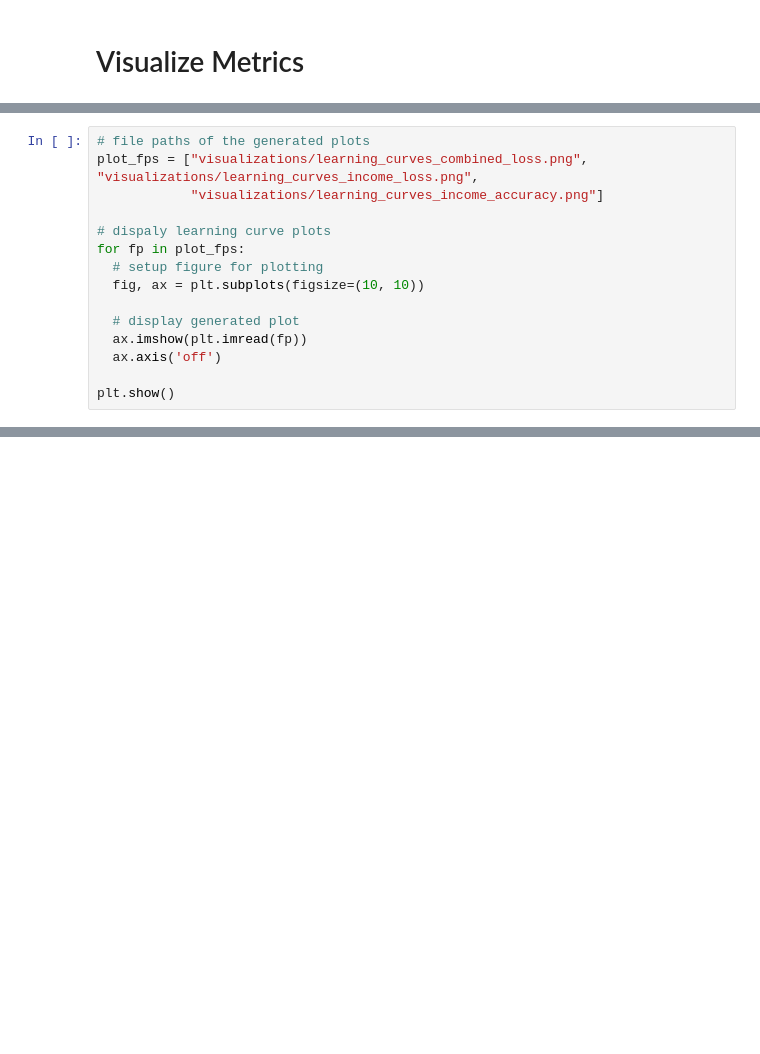
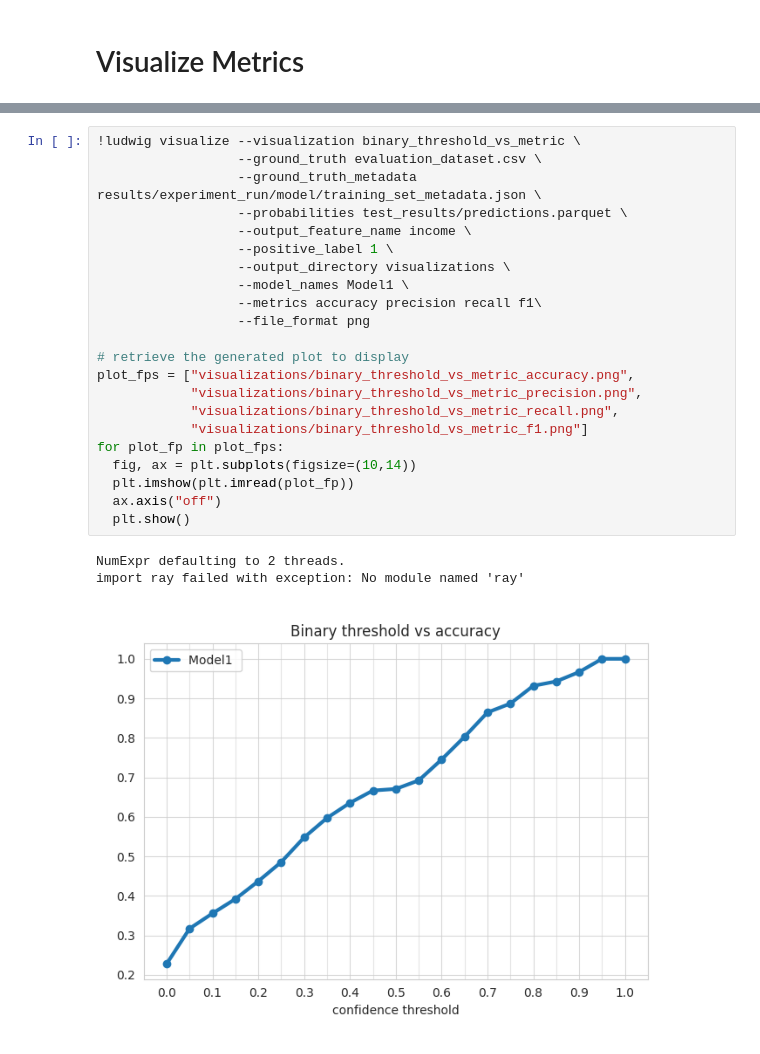
Before and after one commit to ludwig-ai/ludwig-docs, a Jupyter notebook: docs/examples/adult_census_income_colab_notebooks/Adult_Census_Income_Classification_with_Ludwig_CLI.ipynb, the cells around one changed output, grey strips where cells are left out. Drawn from its saved outputs; the diff is of its cells as text; blank space fills up the shorter version.

```diff
--- a/docs/examples/adult_census_income_colab_notebooks/Adult_Census_Income_Classification_with_Ludwig_CLI.ipynb
+++ b/docs/examples/adult_census_income_colab_notebooks/Adult_Census_Income_Classification_with_Ludwig_CLI.ipynb
@@ -172,15 +173,0 @@ import ray failed with exception: No module named 'ray'
-# %%
-# file paths of the generated plots
-plot_fps = ["visualizations/learning_curves_combined_loss.png", "visualizations/learning_curves_income_loss.png",
-            "visualizations/learning_curves_income_accuracy.png"]
-
-# dispaly learning curve plots
-for fp in plot_fps:
-  # setup figure for plotting
-  fig, ax = plt.subplots(figsize=(10, 10))
-
-  # display generated plot
-  ax.imshow(plt.imread(fp))
-  ax.axis('off')
-
-plt.show()
@@ -190,0 +174,26 @@ plt.show()
+# %%
+!ludwig visualize --visualization binary_threshold_vs_metric \
+                  --ground_truth evaluation_dataset.csv \
+                  --ground_truth_metadata results/experiment_run/model/training_set_metadata.json \
+                  --probabilities test_results/predictions.parquet \
+                  --output_feature_name income \
+                  --positive_label 1 \
+                  --output_directory visualizations \
+                  --model_names Model1 \
+                  --metrics accuracy precision recall f1\
+                  --file_format png
+
+# retrieve the generated plot to display
+plot_fps = ["visualizations/binary_threshold_vs_metric_accuracy.png",
+            "visualizations/binary_threshold_vs_metric_precision.png",
+            "visualizations/binary_threshold_vs_metric_recall.png",
+            "visualizations/binary_threshold_vs_metric_f1.png"]
+for plot_fp in plot_fps:
+  fig, ax = plt.subplots(figsize=(10,14))
+  plt.imshow(plt.imread(plot_fp))
+  ax.axis("off")
+  plt.show()
+# %% [output]
+NumExpr defaulting to 2 threads.
+import ray failed with exception: No module named 'ray'
+[figure, added]
```
Also changed, not shown: parts of 10 cells of this notebook.
